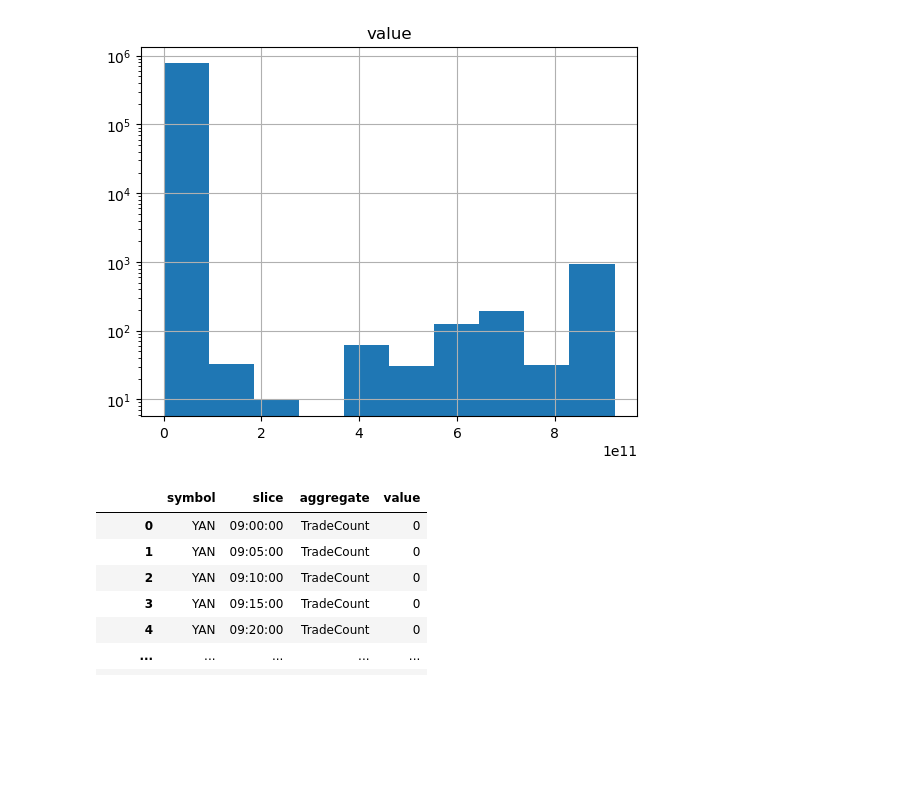
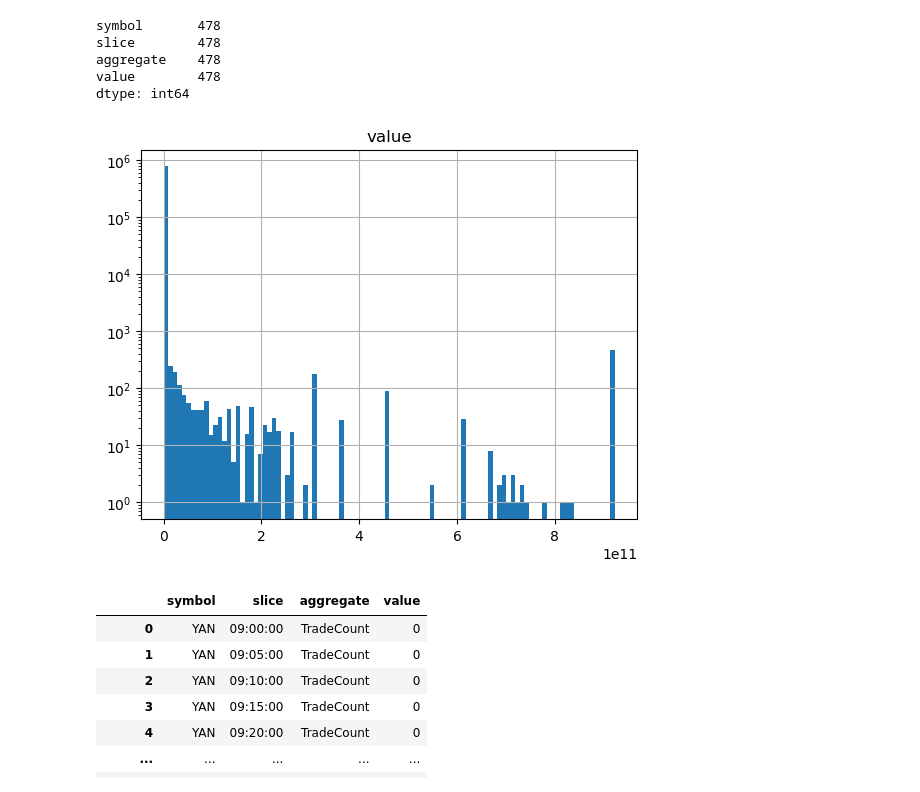
Before and after one commit to mateuszkapka/marketdata, a Jupyter notebook: python/MarketData.ipynb, the cells around one changed output. Cells and saved outputs as stored; diff of their text form; code cells hidden in the pictures; blank space fills up the shorter version.

```diff
--- a/python/MarketData.ipynb
+++ b/python/MarketData.ipynb
@@ -68,10 +67,10 @@ class SpreadByTickSizeAggregate(aggregator.Aggregate):
 
 
 
-# agg = aggregator.Aggregator( WSE(),"20240122")
+agg = aggregator.Aggregator( WSE(),"20240122")
+agg.registerAggregate(SpreadByTickSizeAggregate)
+aggs_wse = agg.run()
+
+# agg = aggregator.Aggregator(NASDAQ(),"20240122")
 # agg.registerAggregate(SpreadByTickSizeAggregate)
-# aggs_wse = agg.run()
-
-agg = aggregator.Aggregator(NASDAQ(),"20240122")
-agg.registerAggregate(SpreadByTickSizeAggregate)
-aggs_nasdaq = agg.run()
+# aggs_nasdaq = agg.run()
@@ -109,0 +122,3 @@ aggs_nasdaq.query("slice == @eod_slice and value != 0.0")
+# %%
+aggs_nasdaq = pd.read_parquet('aggs_nasdaq', engine='pyarrow')
+aggs_nasdaq
@@ -109,0 +139,5 @@ aggs_nasdaq.query("slice == @eod_slice and value != 0.0")
+# %%
+bin_setup = np.arange(start=0, stop=10_000, step=50).tolist()
+eod_slice = datetime.time(15,50,00)
+bins = pd.cut(aggs_wse.query("slice == @eod_slice and value != 0.0")['value'].clip(0,10_000), bin_setup)
+aggs_wse.insert(2,'bin',bins)
@@ -109,0 +166,5 @@ aggs_nasdaq.query("slice == @eod_slice and value != 0.0")
+# %%
+nasdaq_bin_setup = np.arange(start=0, stop=10_000, step=50).tolist()
+eod_slice = datetime.time(15,50,00)
+nasdaq_bins = pd.cut(aggs_nasdaq.query("slice == @eod_slice and value != 0.0")['value'].clip(0,500), nasdaq_bin_setup)
+aggs_nasdaq.insert(2,'bin',bins)
@@ -110,8 +205,16 @@ aggs_nasdaq.query("slice == @eod_slice and value != 0.0")
+# %%
+aggs_wse.query("slice == @eod_slice and value != 0.0 and value > 100").count()
+# %% [output]
+symbol       478
+slice        478
+aggregate    478
+value        478
+dtype: int64
 # %%
 aggs = aggs_nasdaq
-ax = aggs.hist(column='value', bins=10, log=True)
+ax = aggs.hist(column='value', bins=100, log=True)
 # %% [output]
-[figure, old version]
+[figure, new version]
 # %%
 from regionConfig.WSE import WSE
 # Spread sizes
```
Also changed, not shown: parts of 11 cells of this notebook, 4 other files.
